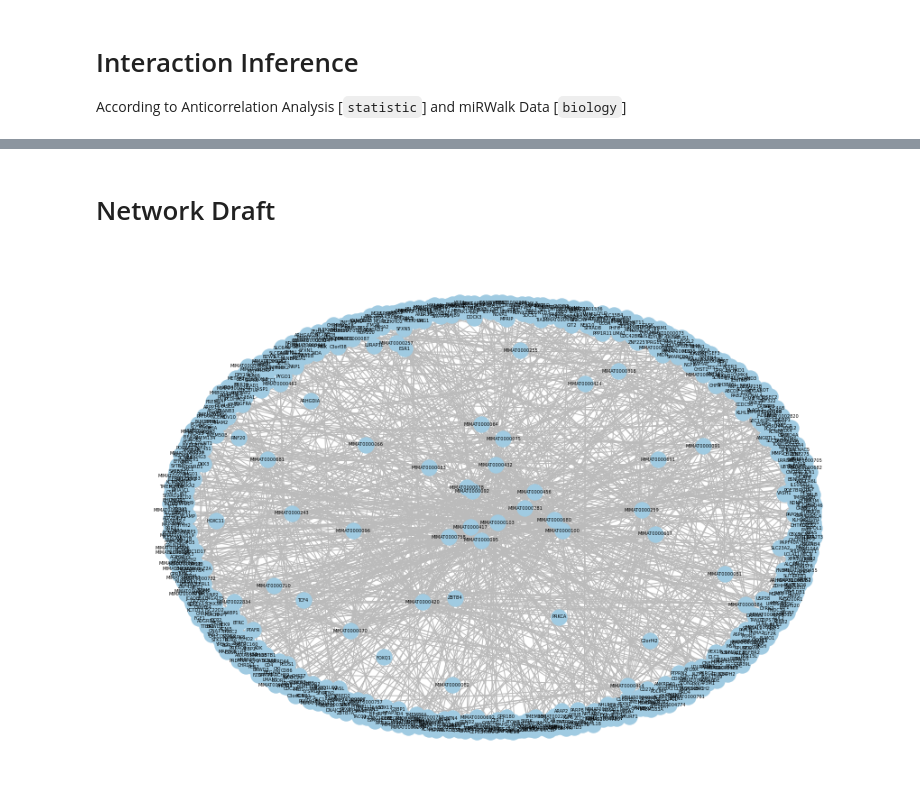
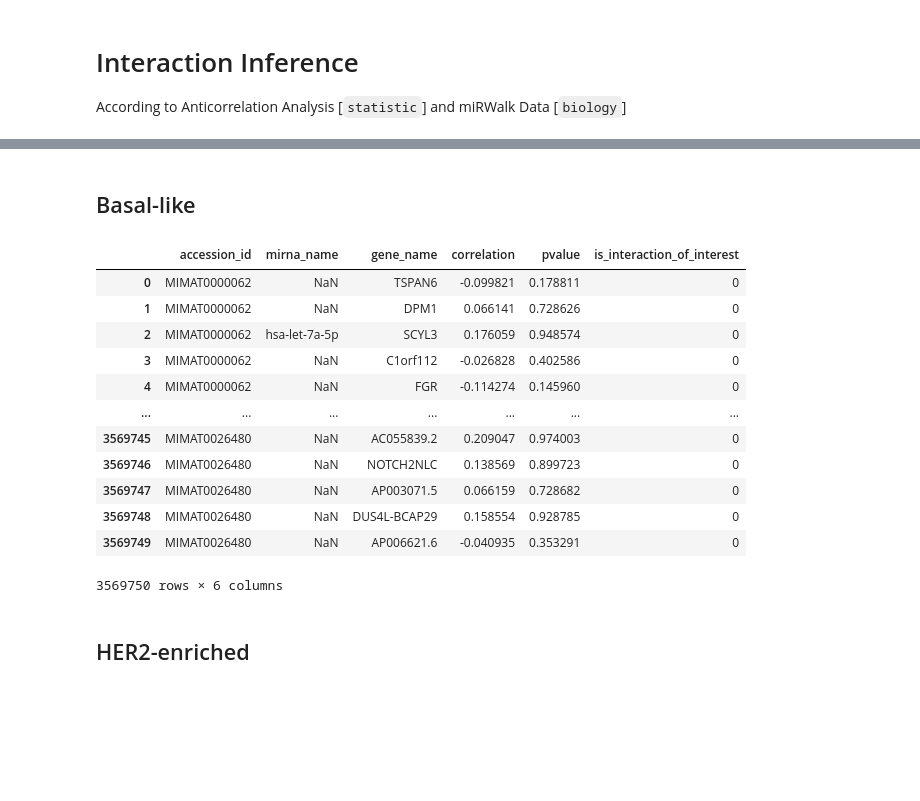
Before and after one commit to MylenaRoberta/pan-cancer-analysis, a Jupyter notebook: notebooks/02_interactions/03_interaction-inference.ipynb, the cells around one changed output, grey strips where cells are left out. Saved outputs shown, nothing was run; the diff lists cells and outputs as text; code cells hidden in the pictures; blank space fills up the shorter version.

```diff
--- a/notebooks/02_interactions/03_interaction-inference.ipynb
+++ b/notebooks/02_interactions/03_interaction-inference.ipynb
@@ -335,26 +419,24 @@ df_basal_like_pairs
-# %% [markdown]
-# Network Draft
-# %%
-import matplotlib.pyplot as plt
-import networkx as nx
-
-# G = nx.Graph()
-G = nx.from_pandas_edgelist(
-    df=df_basal_like_pairs,
-    source='accession_id',
-    target='gene_name',
-)
-
-# nx.draw(G, with_labels=False)
-plt.figure(figsize=(12, 8))
-pos = nx.spring_layout(G, k=2, iterations=100)
-nx.draw(G, pos,
-        with_labels=True,
-        node_color='#A0CBE2',
-        edge_color='#BBBBBB',
-        font_size=5,
-        font_color='black')
-
-plt.show()
-# %% [output]
-[figure, removed]
+# %% [markdown]
+## Basal-like
+# %%
+# Infer the interactions of interest present in Basal-like tumor tissue
+df_interactions = inferring_interactions('Basal-like', df_mirwalk_interactions)
+# %%
+# Print the DataFrame of inferred interactions for this cohort
+df_interactions
+# %% [output]
+|  | accession_id | mirna_name | gene_name | correlation | pvalue | is_interaction_of_interest |
+| 0 | MIMAT0000062 | NaN | TSPAN6 | -0.099821 | 0.178811 | 0 |
+| 1 | MIMAT0000062 | NaN | DPM1 | 0.066141 | 0.728626 | 0 |
+| 2 | MIMAT0000062 | hsa-let-7a-5p | SCYL3 | 0.176059 | 0.948574 | 0 |
+| 3 | MIMAT0000062 | NaN | C1orf112 | -0.026828 | 0.402586 | 0 |
+| 4 | MIMAT0000062 | NaN | FGR | -0.114274 | 0.145960 | 0 |
+| ... | ... | ... | ... | ... | ... | ... |
+| 3569745 | MIMAT0026480 | NaN | AC055839.2 | 0.209047 | 0.974003 | 0 |
+| 3569746 | MIMAT0026480 | NaN | NOTCH2NLC | 0.138569 | 0.899723 | 0 |
+| 3569747 | MIMAT0026480 | NaN | AP003071.5 | 0.066159 | 0.728682 | 0 |
+| 3569748 | MIMAT0026480 | NaN | DUS4L-BCAP29 | 0.158554 | 0.928785 | 0 |
+| 3569749 | MIMAT0026480 | NaN | AP006621.6 | -0.040935 | 0.353291 | 0 |
+3569750 rows × 6 columns
+# %% [markdown]
+## HER2-enriched
```
Also changed, not shown: parts of 34 cells of this notebook, 2 other files.
